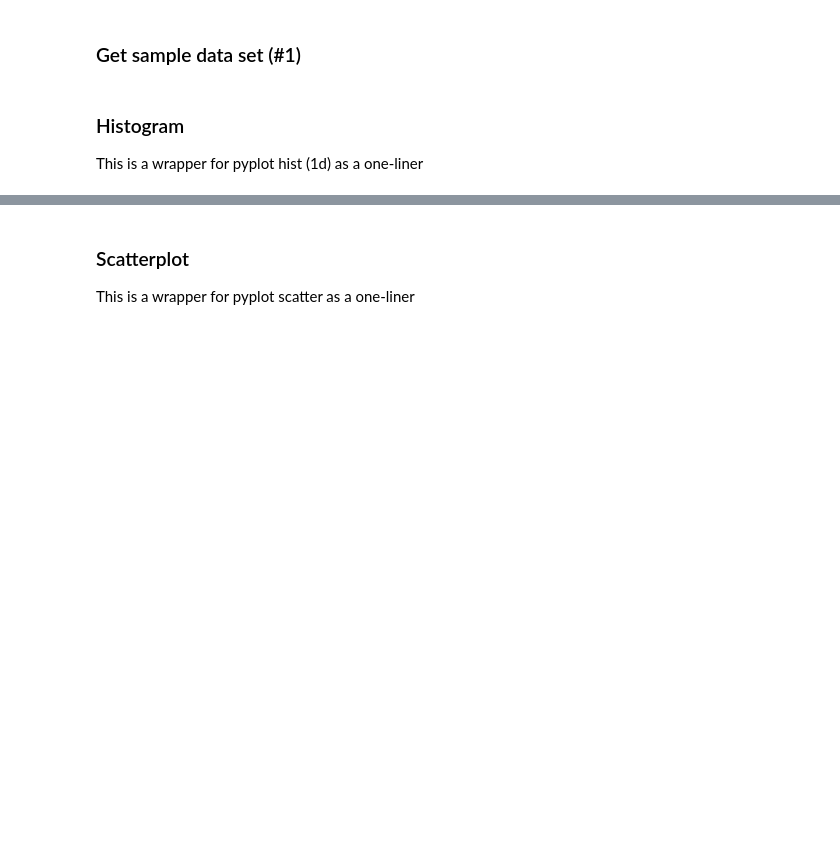
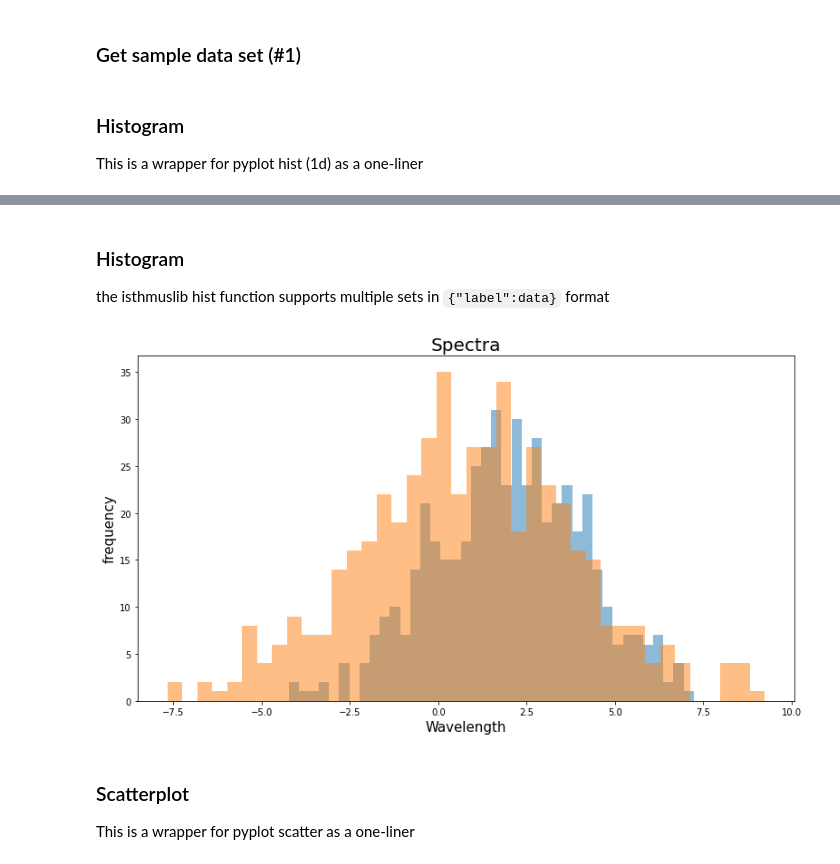
Before and after one commit to Mitchellpkt/python-isthmuslib, a Jupyter notebook: light-demo.ipynb, the cells around one changed output, grey strips where cells are left out. Cells and saved outputs as stored; diff of their text form; code cells hidden in the pictures; blank space fills up the shorter version.

```diff
--- a/light-demo.ipynb
+++ b/light-demo.ipynb
@@ -18,3 +16,11 @@ isli.hist(y, xlabel='Eigenvalues', title='Decomposition');
+# %% [markdown]
+### Histogram
+the isthmuslib hist function supports multiple sets in `{"label":data}` format
+# %%
+dataDict = {"Neutral (pH=6.93)":x, "Acidic (pH=4.47)":y}
+isli.hist(dataDict, xlabel='Wavelength', title='Spectra', alpha=0.5, bins=40);
+# %% [output]
+[figure, added]
 # %% [markdown]
 ### Scatterplot
 This is a wrapper for pyplot scatter as a one-liner
```
Also changed, not shown: parts of 6 cells of this notebook.
